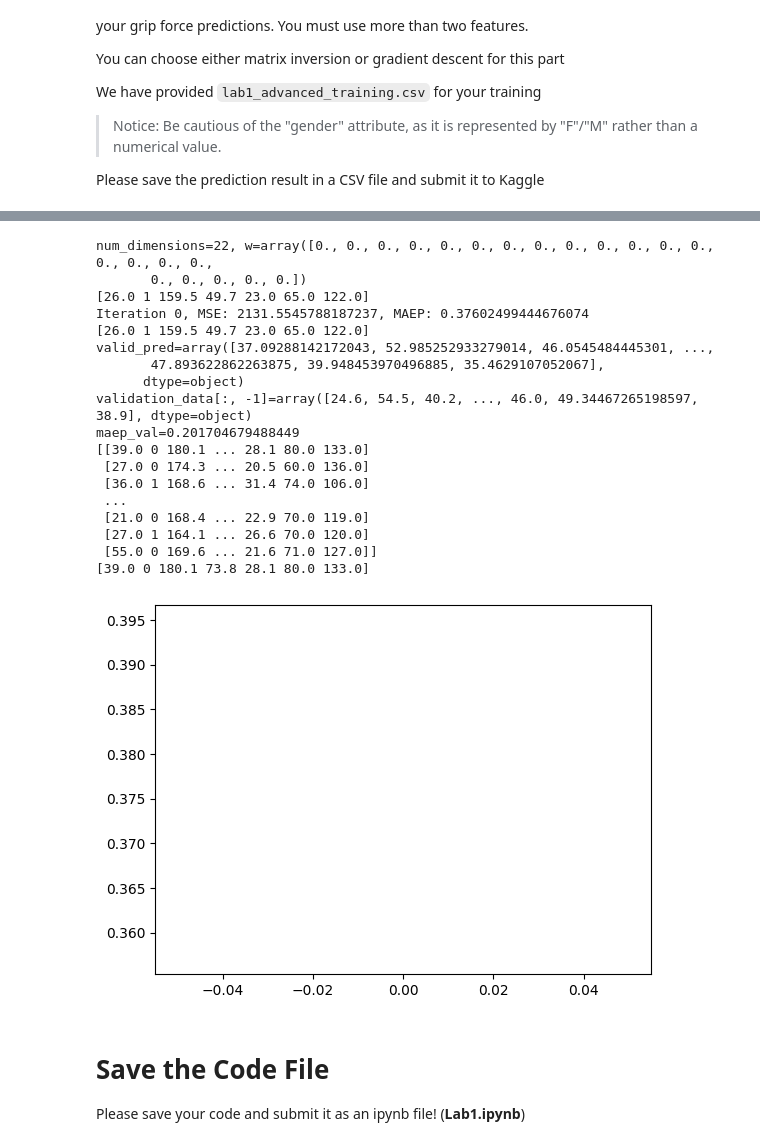
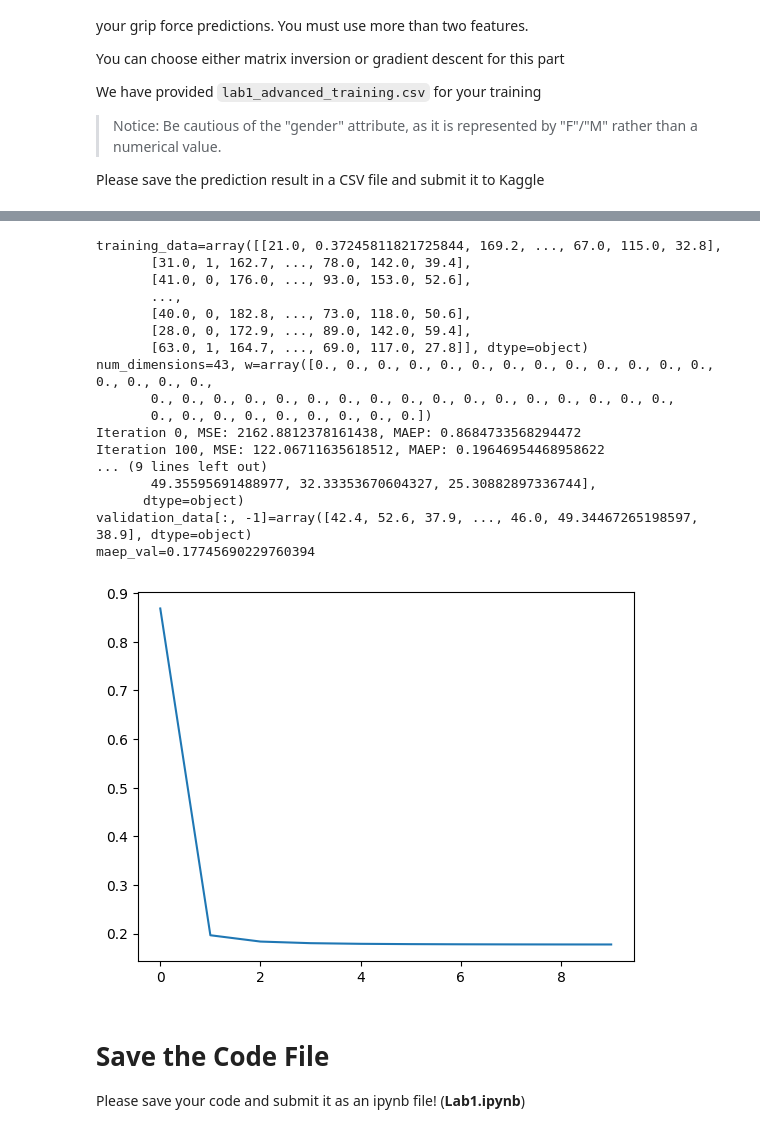
Before and after one commit to iwtba4188/11310CS460200_labs, a Jupyter notebook: Lab 1/Lab1_template copy.ipynb, the cells around one changed output, grey strips where cells are left out. Saved outputs shown, nothing was run; the diff lists cells and outputs as text; code cells hidden in the pictures.

Commit message:
feat: sgd advance 16.95203

```diff
--- a/Lab 1/Lab1_template copy.ipynb
+++ b/Lab 1/Lab1_template copy.ipynb
@@ -360,7 +360,7 @@ with open(training_dataroot, newline='') as csvfile:
 with open(testing_dataroot, newline='') as csvfile:
   testing_datalist = pd.read_csv(testing_dataroot).to_numpy()
 # %%
-def PreprocessDataAdvance(data):
+def PreprocessDataAdvance(data, drop=False):
     """
     Preprocess the given dataset and return the result.
 
@@ -406,7 +406,7 @@ def PreprocessDataAdvance(data):
 
         # print(f"{condition_match=}, {miss_count=}")
 
-        if miss_count >= 200:
+        if drop and miss_count >= 2:
             continue
         else:
             insert_idx = np.where(condition_match == True)
@@ -440,10 +440,9 @@ def MakePredictionAdvance(w, test_dataset):
     Returns:
     - list/numpy.ndarray: A list or 1d array of predicted values corresponding to each input value in the test dataset.
     """
-    degree = 3  # For example, quadratic regression
+    degree = 6  # For example, quadratic regression
 
     X = test_dataset
-    print(X[0])
 
     # Add polynomial features to X
     X_poly = np.ones((X.shape[0], 1))  # Add intercept term (column of ones)
@@ -540,53 +537,53 @@ dataf.corr()
 # %%
 # TODO
 # (1) Split data
 # (2) Preprocess data
 # (3) Train regression model
 # (4) Predict validation dataset's answer, calculate MAPE comparing to the ground truth
 # (5) Make prediction of testing dataset and store the values in output_datalist
 
-preprocessed_training_datalist = PreprocessDataAdvance(training_datalist)
-training_data, validation_data = SplitData(preprocessed_training_datalist, 0.8)
+preprocessed_training_datalist = PreprocessDataAdvance(training_datalist, drop=True)
+training_data, validation_data = SplitData(preprocessed_training_datalist, 0.5)
+
+print(f"{training_data=}")
 
 maep_record = []
-w = RegressionAdvance(training_data, maep_record, l_rate=5e-14, epoch=100)
+w = RegressionAdvance(training_data, maep_record, l_rate=5e-28, epoch=1000, random_sgd=True)
 plt.plot(maep_record)
 
 valid_pred = MakePredictionAdvance(w, validation_data[:, :-1])
 maep_val = maep(validation_data[:, -1], valid_pred)
 print(f"{valid_pred=}")
 print(f"{validation_data[:, -1]=}")
 print(f"{maep_val=}")
 
 preprocessed_testing_datalist = PreprocessDataAdvance(testing_datalist)
-print(preprocessed_testing_datalist)
 output_datalist = MakePredictionAdvance(w, preprocessed_testing_datalist)
 
 with open(output_dataroot, "w", newline="", encoding="utf-8") as csvfile:
     writer = csv.writer(csvfile)
     writer.writerow(["Id", "gripForce"])
     for i in range(len(output_datalist)):
         writer.writerow([i, output_datalist[i]])
 # %% [output]
-num_dimensions=22, w=array([0., 0., 0., 0., 0., 0., 0., 0., 0., 0., 0., 0., 0., 0., 0., 0., 0.,
-       0., 0., 0., 0., 0.])
-[26.0 1 159.5 49.7 23.0 65.0 122.0]
-Iteration 0, MSE: 2131.5545788187237, MAEP: 0.37602499444676074
-[26.0 1 159.5 49.7 23.0 65.0 122.0]
-valid_pred=array([37.09288142172043, 52.985252933279014, 46.0545484445301, ...,
-       47.893622862263875, 39.948453970496885, 35.4629107052067],
+training_data=array([[21.0, 0.37245811821725844, 169.2, ..., 67.0, 115.0, 32.8],
+       [31.0, 1, 162.7, ..., 78.0, 142.0, 39.4],
+       [41.0, 0, 176.0, ..., 93.0, 153.0, 52.6],
+       ...,
+       [40.0, 0, 182.8, ..., 73.0, 118.0, 50.6],
+       [28.0, 0, 172.9, ..., 89.0, 142.0, 59.4],
+       [63.0, 1, 164.7, ..., 69.0, 117.0, 27.8]], dtype=object)
+num_dimensions=43, w=array([0., 0., 0., 0., 0., 0., 0., 0., 0., 0., 0., 0., 0., 0., 0., 0., 0.,
+       0., 0., 0., 0., 0., 0., 0., 0., 0., 0., 0., 0., 0., 0., 0., 0., 0.,
+       0., 0., 0., 0., 0., 0., 0., 0., 0.])
+Iteration 0, MSE: 2162.8812378161438, MAEP: 0.8684733568294472
+Iteration 100, MSE: 122.06711635618512, MAEP: 0.19646954468958622
+... (9 lines left out)
+       49.35595691488977, 32.33353670604327, 25.30882897336744],
       dtype=object)
-validation_data[:, -1]=array([24.6, 54.5, 40.2, ..., 46.0, 49.34467265198597, 38.9], dtype=object)
-maep_val=0.201704679488449
-[[39.0 0 180.1 ... 28.1 80.0 133.0]
- [27.0 0 174.3 ... 20.5 60.0 136.0]
- [36.0 1 168.6 ... 31.4 74.0 106.0]
- ...
- [21.0 0 168.4 ... 22.9 70.0 119.0]
- [27.0 1 164.1 ... 26.6 70.0 120.0]
- [55.0 0 169.6 ... 21.6 71.0 127.0]]
-[39.0 0 180.1 73.8 28.1 80.0 133.0]
+validation_data[:, -1]=array([42.4, 52.6, 37.9, ..., 46.0, 49.34467265198597, 38.9], dtype=object)
+maep_val=0.17745690229760394
-[figure, old version]
+[figure, new version]
 # %% [markdown]
 # Save the Code File
 Please save your code and submit it as an ipynb file! (**Lab1.ipynb**)
```
Also changed, not shown: parts of 2 cells of this notebook, 2 other files.
